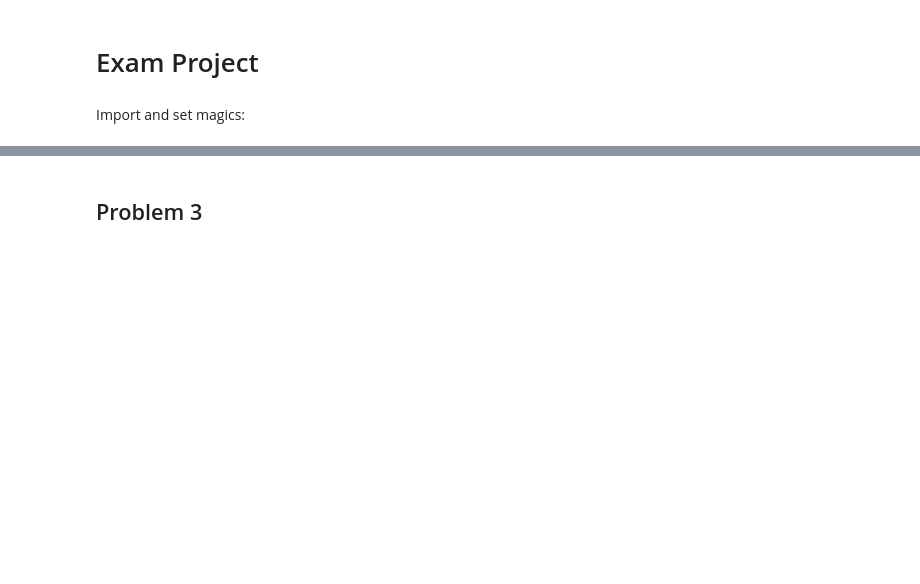
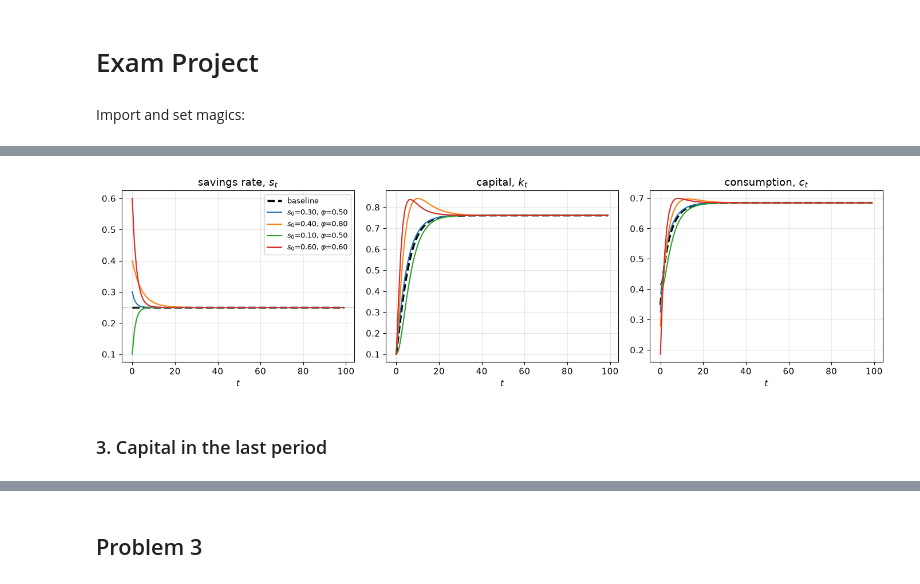
Before and after one commit to NumEconCopenhagen/projects-2025-philippa-ronya, a Jupyter notebook: 03_examproject/Examproject.ipynb, the cells around one changed output, grey strips where cells are left out. Cells and saved outputs as stored; diff of their text form; code cells hidden in the pictures; blank space fills up the shorter version.

```diff
--- a/03_examproject/Examproject.ipynb
+++ b/03_examproject/Examproject.ipynb
@@ -16,0 +245,15 @@ import Problem1, Problem2
+# %%
+combos = [(0.30,0.50),(0.40,0.80),(0.10,0.50),(0.60,0.60)]
+
+paths = {'baseline':baseline}
+for s0,phi in combos:
+    label = f'$s_0$={s0:.2f}, $\\varphi$={phi:.2f}'
+    paths[label] = store(model.simulate(model.s_path(s0,phi)))
+
+fig,axes = plot_paths(paths)
+axes[0].axhline(par.s_bar,color='grey',lw=0.8,ls=':')
+plt.show()
+# %% [output]
+[figure, added]
+# %% [markdown]
+### 3. Capital in the last period
```
Also changed, not shown: parts of 42 cells of this notebook.
